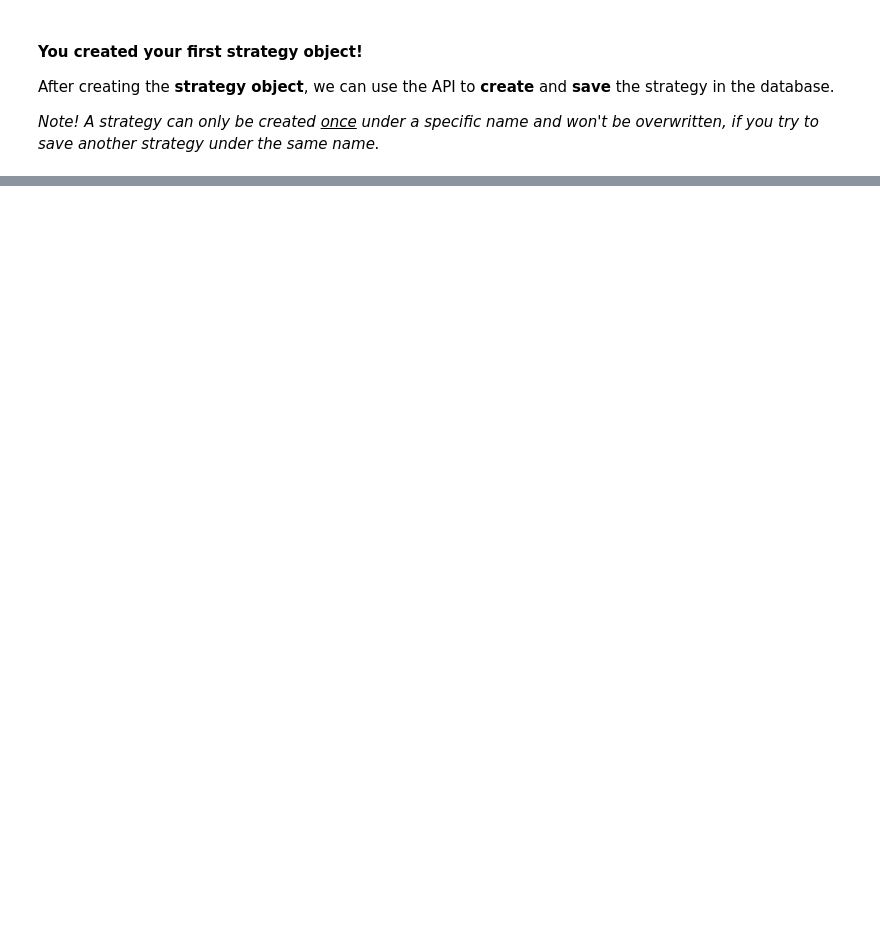
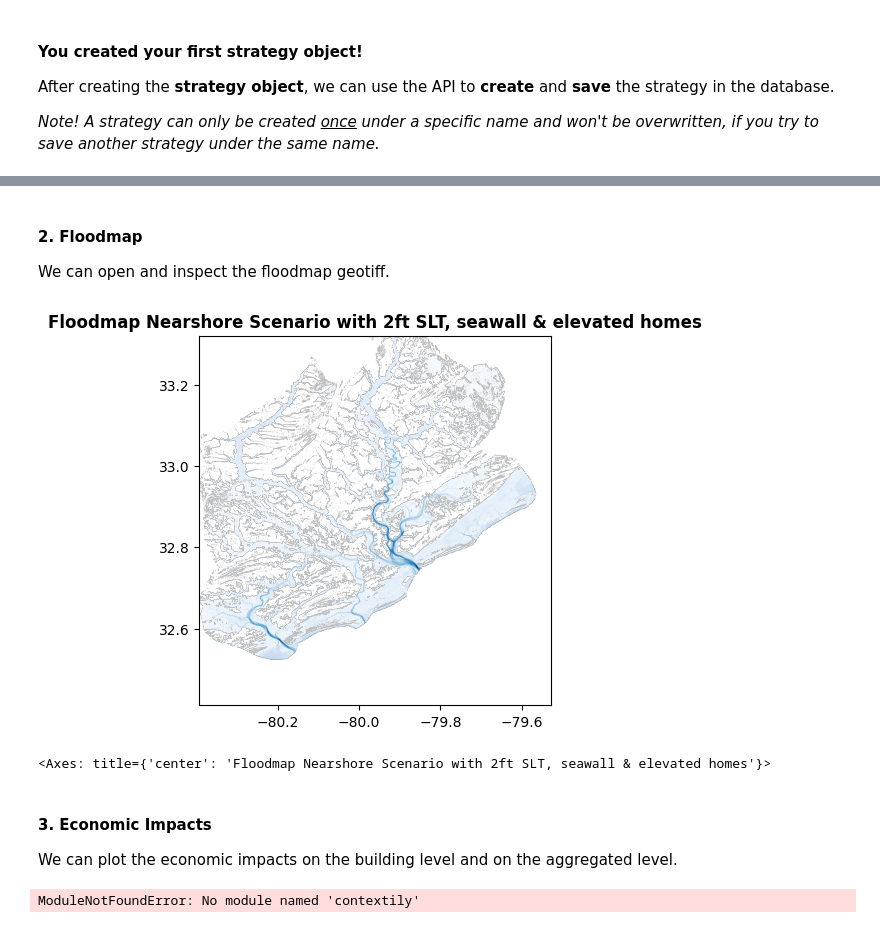
Before and after one commit to Deltares-research/FloodAdapt, a Jupyter notebook: docs/examples/simple_scenario.ipynb, the cells around one changed output, grey strips where cells are left out. Drawn from its saved outputs; the diff is of its cells as text; code cells hidden in the pictures; blank space fills up the shorter version.

Commit message:
add output inspection simple scenario example

```diff
--- a/docs/examples/simple_scenario.ipynb
+++ b/docs/examples/simple_scenario.ipynb
@@ -331,0 +385,39 @@ fa.run_scenario(scenario.name)
+# %% [markdown]
+#### 2. Floodmap
+
+We can open and inspect the floodmap geotiff.
+# %%
+import rasterio
+import rasterio.plot
+
+# Open floodmap geotiff
+data_name = r"C:\Users\rautenba\Local_FA_Databases\Database\charleston_full\output\scenarios\slr_nearshore_seawall_elev_build\Flooding\FloodMap_slr_nearshore_seawall_elev_build.tif"
+tiff = rasterio.open(data_name)
+
+# Plot floodmap
+rasterio.plot.show(tiff, title = "Floodmap nearshore scenario with 2ft SLR, seawall & elevated buildings", cmap="Blues")
+# %% [output]
+[figure, added]
+<Axes: title={'center': 'Floodmap Nearshore Scenario with 2ft SLT, seawall & elevated homes'}>
+# %% [markdown]
+#### 3. Economic Impacts
+
+We can plot the economic impacts on the building level and on the aggregated level.
+# %%
+import geopandas as gpd
+import contextily as cx
+# Open building impacts
+gdf_impacts_buildings = gpd.read_file(r"C:\Users\rautenba\Local_FA_Databases\Database\charleston_full\output\scenarios\slr_nearshore_seawall_elev_build\Impacts\Impacts_building_footprints_slr_nearshore_seawall_elev_build.gpkg")
+
+# Plot building impacts
+ax = gdf_impacts_buildings.plot(column = "Total Damage",cmap="Reds", legend = True, vmax= 70000, legend_kwds={"label": "Total Damages ($) Buildings", "orientation": "horizontal"})
+cx.add_basemap(ax)
+
+# Open aggregated impacts
+gdf_impacts_aggr = gpd.read_file(r"C:\Users\rautenba\Local_FA_Databases\Database\charleston_full\output\scenarios\slr_nearshore_seawall_elev_build\Impacts\Impacts_aggregated_slr_nearshore_seawall_elev_build_aggr_lvl_2.gpkg")
+
+# Plot aggregated impacts
+ax = gdf_impacts_aggr.plot(column = "Total Damage",cmap="Reds", legend = True, vmax= 70000, legend_kwds={"label": "Total Damages ($) per aggregatetion area", "orientation": "horizontal"})
+cx.add_basemap(ax)
+# %% [output]
+ModuleNotFoundError: No module named 'contextily'
```
Also changed, not shown: parts of 12 cells of this notebook, 2 other files.
